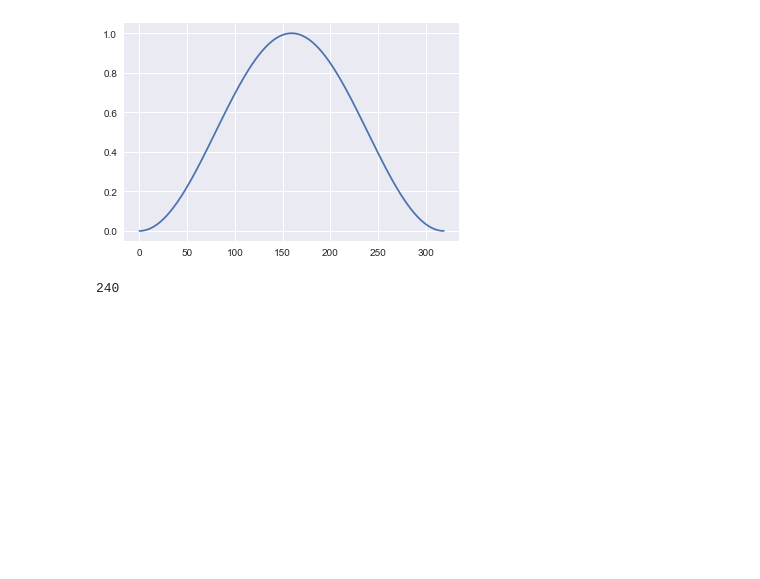
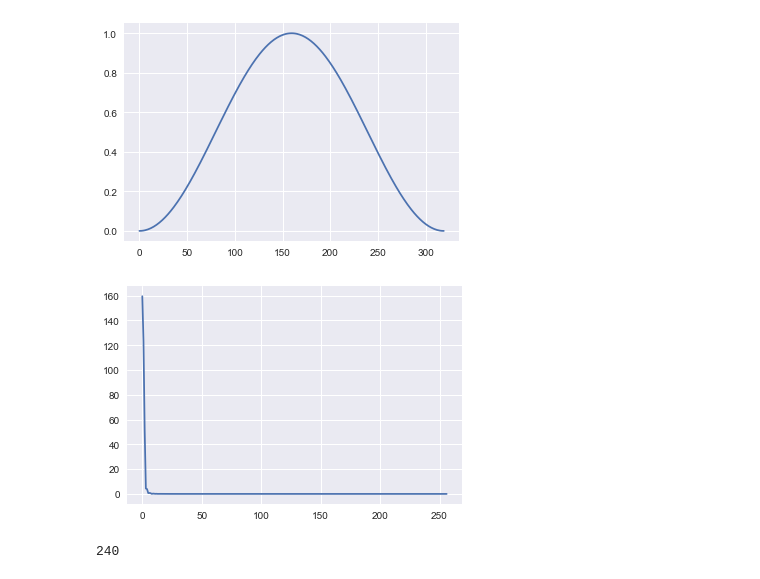
Before and after one commit to yushinliu/lab, a Jupyter notebook: task_2_version_1/Task2.ipynb, the cells around one changed output. Cells and saved outputs as stored; diff of their text form; code cells hidden in the pictures; blank space fills up the shorter version.

```diff
--- a/task_2_version_1/Task2.ipynb
+++ b/task_2_version_1/Task2.ipynb
@@ -286,6 +288,14 @@ plt.plot(range(len(train_frame_set[0])),np.hanning(len(train_frame_set[0]))) ###
 plt.show()
 # %% [output]
 [figure]
+# %%
+#the window on the frequency domain
+pow_frames_window,mag_frames_window=Flourier_transfer(np.hanning(len(train_frame_set[0])),NFFT)
+# %%
+plt.plot(mag_frames_window)
+plt.show()
+# %% [output]
+[figure, added]
 # %%
 frame_windowed_set= window_func(train_frame_set)
 # %%
```
Also changed, not shown: parts of 13 cells of this notebook, 2 other files.
